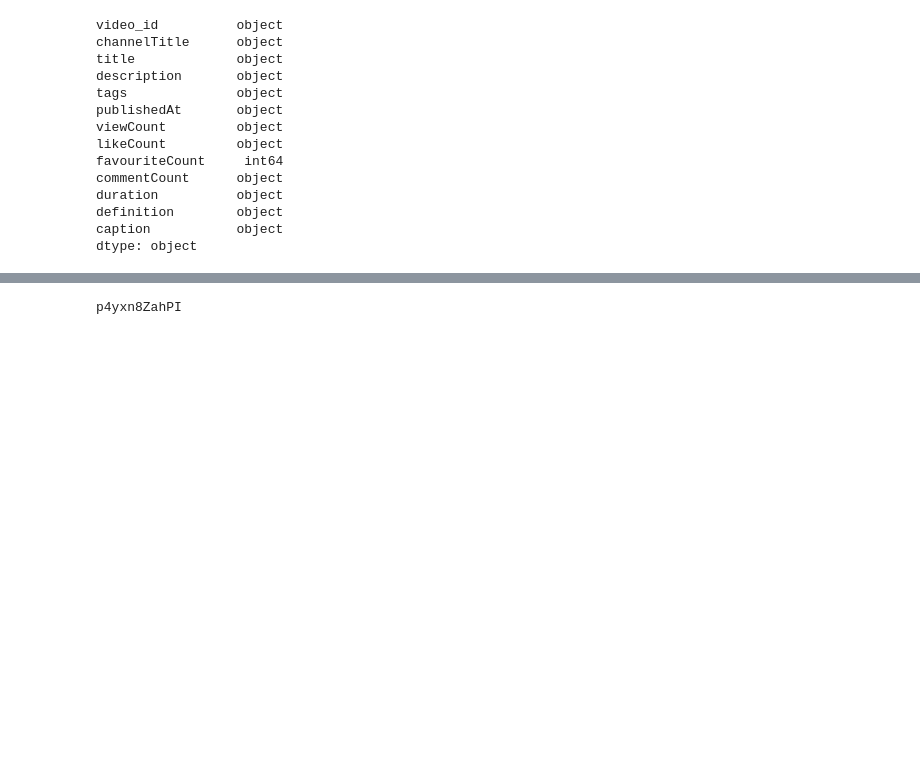
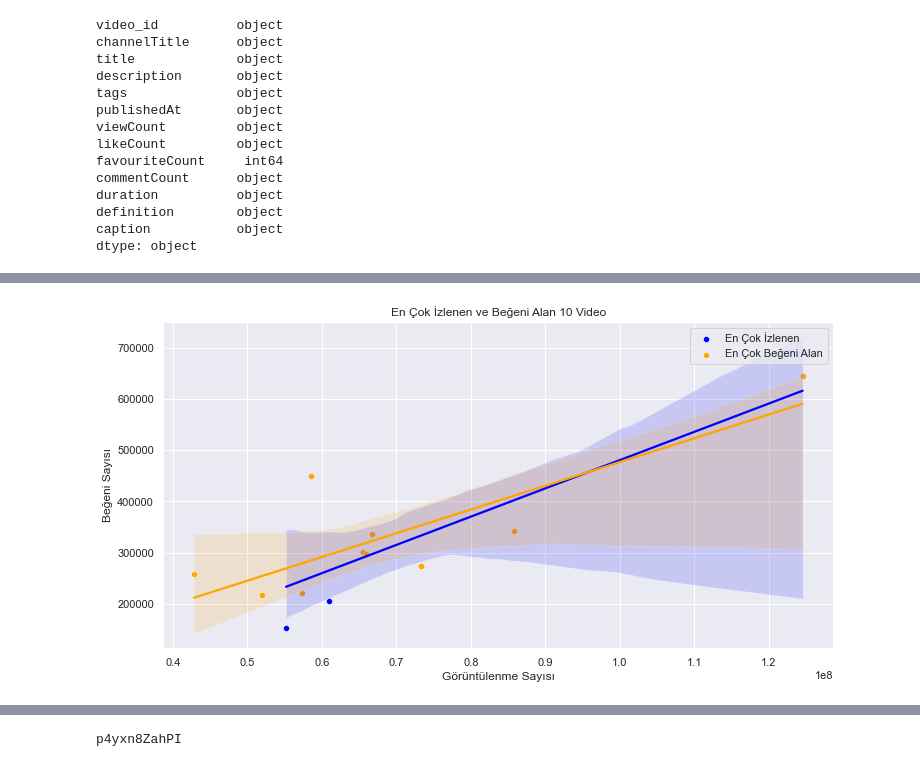
Before and after one commit to BusraSarikaya1/youtube-api-project, a Jupyter notebook: deneme.ipynb, the cells around one changed output, grey strips where cells are left out. Cells and saved outputs as stored; diff of their text form; code cells hidden in the pictures; blank space fills up the shorter version.

```diff
--- a/deneme.ipynb
+++ b/deneme.ipynb
@@ -145,0 +238,25 @@ most_viewed_video_df.head()
+# %%
+import seaborn as sns
+import matplotlib.pyplot as plt
+
+# En çok beğeni alan ve en çok izlenen 10 videoyu seç
+top_10_likes = video_details.nlargest(10, 'likeCount')
+top_10_views = video_details.nlargest(10, 'viewCount')
+
+# Çift yönlü scatter plot
+plt.figure(figsize=(12, 6))
+sns.scatterplot(x='viewCount', y='likeCount', data=top_10_views, color='blue', label='En Çok İzlenen')
+sns.scatterplot(x='viewCount', y='likeCount', data=top_10_likes, color='orange', label='En Çok Beğeni Alan')
+
+# Regresyon çizgisi ekle
+sns.regplot(x='viewCount', y='likeCount', data=top_10_views, scatter=False, color='blue')
+sns.regplot(x='viewCount', y='likeCount', data=top_10_likes, scatter=False, color='orange')
+
+# Grafik üzerine eklemeler
+plt.xlabel('Görüntülenme Sayısı')
+plt.ylabel('Beğeni Sayısı')
+plt.title('En Çok İzlenen ve Beğeni Alan 10 Video')
+plt.legend()
+plt.show()
+# %% [output]
+[figure, added]
```
Also changed, not shown: parts of 17 cells of this notebook.
